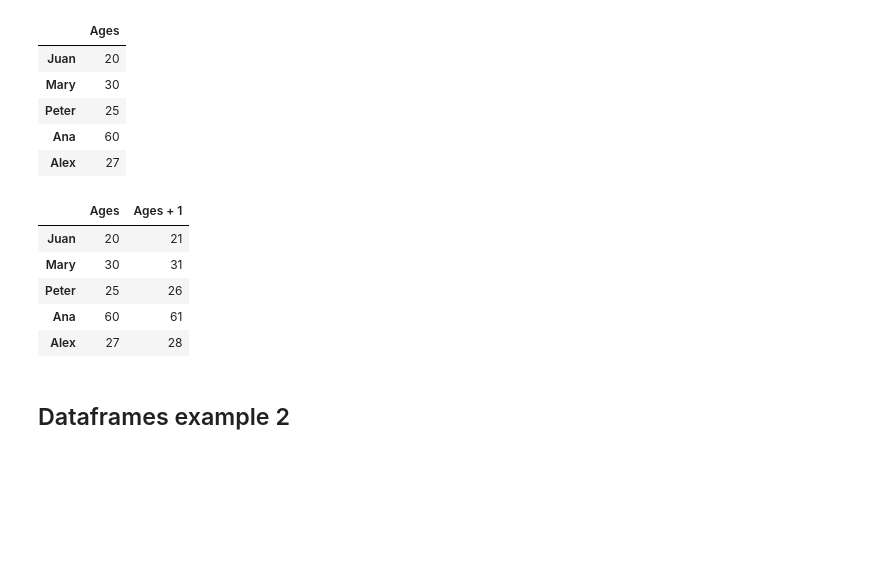
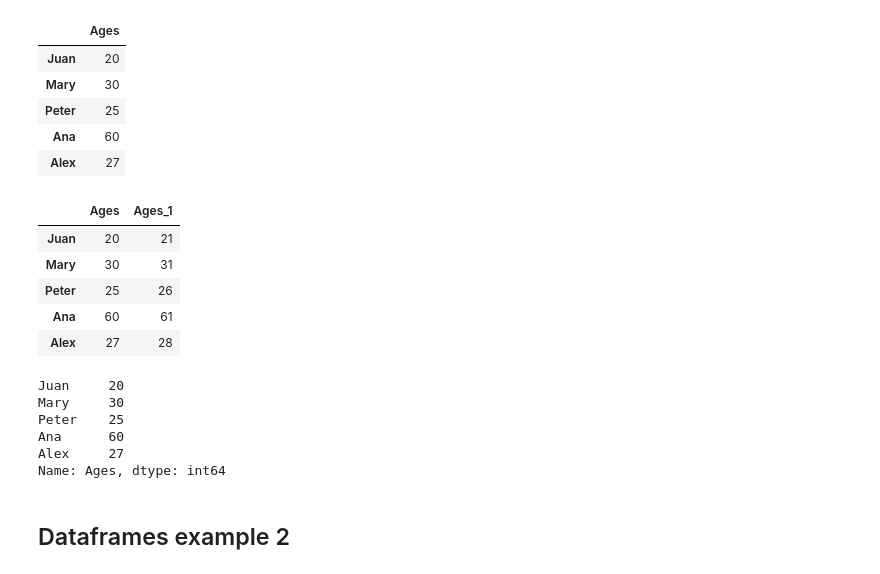
Before and after one commit to alezanper/python-notes, a Jupyter notebook: Pandas/02_DataFrames.ipynb, the cells around one changed output. Drawn from its saved outputs; the diff is of its cells as text; code cells hidden in the pictures; blank space fills up the shorter version.

Commit message:
Dataframe Update

```diff
--- a/Pandas/02_DataFrames.ipynb
+++ b/Pandas/02_DataFrames.ipynb
@@ -33,15 +33,24 @@ d_ages
 | Ana | 60 |
 | Alex | 27 |
 # %%
-d_ages = pd.DataFrame({'Ages': ages, 'Ages + 1': ages2})
+d_ages = pd.DataFrame({'Ages': ages, 'Ages_1': ages2})
 d_ages
 # %% [output]
-|  | Ages | Ages + 1 |
+|  | Ages | Ages_1 |
 | Juan | 20 | 21 |
 | Mary | 30 | 31 |
 | Peter | 25 | 26 |
 | Ana | 60 | 61 |
 | Alex | 27 | 28 |
+# %%
+d_ages.Ages
+# %% [output]
+Juan     20
+Mary     30
+Peter    25
+Ana      60
+Alex     27
+Name: Ages, dtype: int64
 # %% [markdown]
 ## Dataframes example 2
 # %%
```
Also changed, not shown: parts of 25 cells of this notebook.
